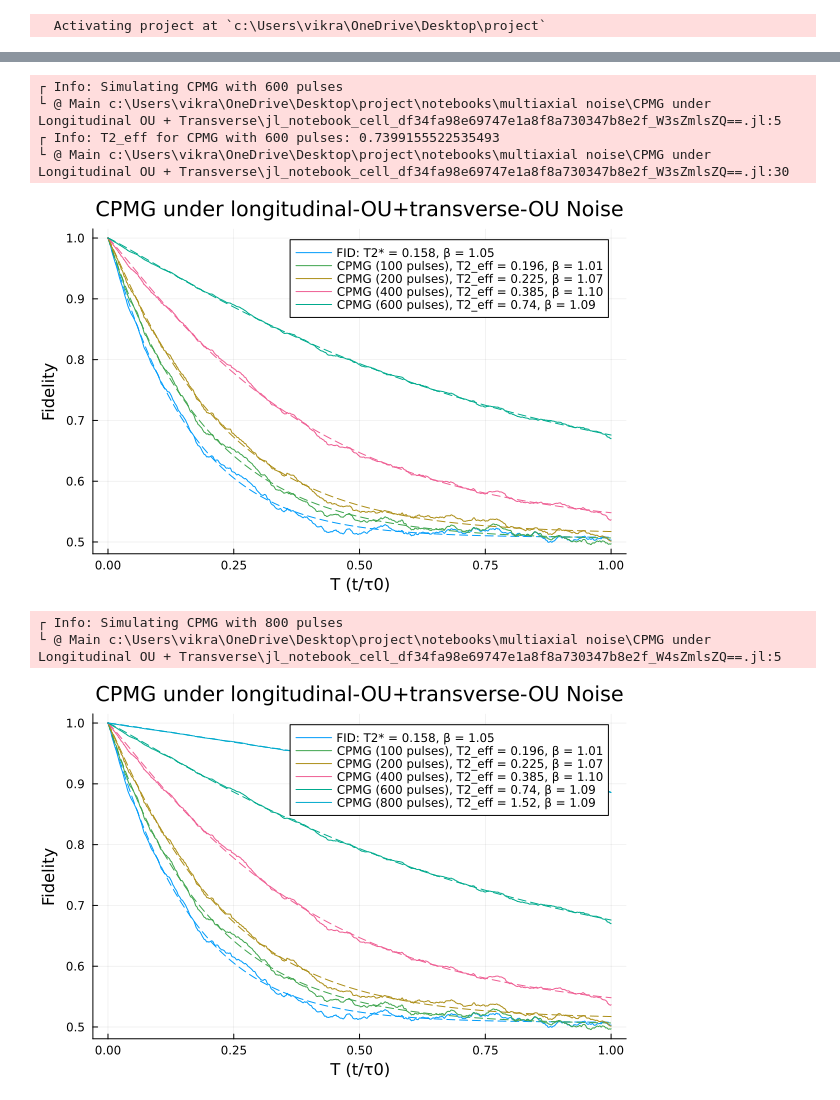
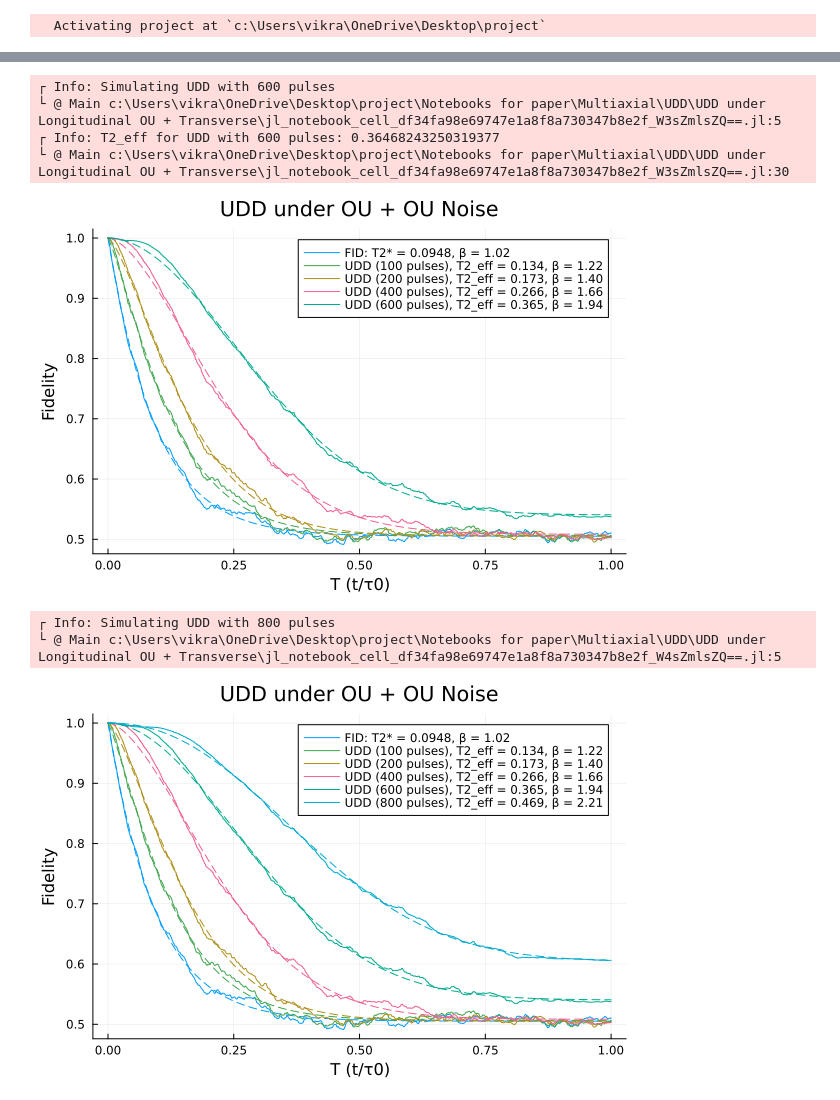
Before and after one commit to VikramD2k/Quantum-Dynamical-Decoupling-Toolkit, a Jupyter notebook: Notebooks for paper/Multiaxial/UDD/UDD under Longitudinal OU + Transverse/UDD_ou_ou.ipynb, the cells around one changed output, grey strips where cells are left out. Drawn from its saved outputs; the diff is of its cells as text; code cells hidden in the pictures.

Commit message:
UDD longitudinal OU + transverse sims complete

```diff
--- a/Notebooks for paper/Multiaxial/UDD/UDD under Longitudinal OU + Transverse/UDD_ou_ou.ipynb
+++ b/Notebooks for paper/Multiaxial/UDD/UDD under Longitudinal OU + Transverse/UDD_ou_ou.ipynb
@@ -14,7 +14,7 @@ T_max = 1.0
 n_realizations = 1000
 dt = 1e-3   # Time step for simulation
 pulse_duration = dt # Pulse duration can't be smaller than dt
-σ_z = σ = 0.1
+σ_z = σ = 0.13
 σ_x = σ_z/10
 σ_y = σ_x
 
@@ -53,7 +53,7 @@ plot!(plt, T_vals, fit_model(T_vals, fit_fid.param),
 @info "T2* for FID: $T2_star"
 
 plot!(plt, legend=:topright)
-title!(plt, "FID under longitudinal-OU+transverse-OU Noise")
+title!(plt, "FID under OU + OU Noise")
 display(plt)
 
 timestamp = Dates.format(now(), "yyyymmdd_HHMM")
@@ -68,9 +68,9 @@ savefig("plots/$(sequence)_$(noise_type)_FID_$(timestamp).png")
 # %%
 pulse_counts = [100, 200, 400]#, 600, 800]#, 950]  # Different pulse counts to try
-title!(plt, "CPMG under longitudinal-OU+transverse-OU Noise")
+title!(plt, "$sequence under OU + OU Noise")
 # Simulate CPMG sequences with different pulse counts
 for n_pi_pulses in pulse_counts
-    @info "Simulating CPMG with $n_pi_pulses pulses"
+    @info "Simulating $sequence with $n_pi_pulses pulses"
     control_terms = make_control_terms(sequence, T_max, n_pi_pulses;
         pulse_duration=pulse_duration,
         shape=pulse_shape,
@@ -95,9 +95,9 @@ for n_pi_pulses in pulse_counts
     T2_eff = 1/fit_ctrl.param[1] # acts like a decay scale not real T2
     β_eff = fit_ctrl.param[2]
     # plot the fit and the data
-    @info "T2_eff for CPMG with $n_pi_pulses pulses: $T2_eff"
+    @info "T2_eff for $sequence with $n_pi_pulses pulses: $T2_eff"
     plot!(plt, T_vals_ctrl, avg_fid_ctrl,
-    label="CPMG ($n_pi_pulses pulses), T2_eff = $( @sprintf("%.3g", T2_eff) ), β = $( @sprintf("%.2f", β_eff) )")
+    label="$sequence ($n_pi_pulses pulses), T2_eff = $( @sprintf("%.3g", T2_eff) ), β = $( @sprintf("%.2f", β_eff) )")
     c = plt.series_list[end].plotattributes[:seriescolor]
     plot!(plt, T_vals_ctrl, fit_model(T_vals_ctrl, fit_ctrl.param), linestyle=:dash, label=false, color=c)
     timestamp = Dates.format(now(), "yyyymmdd_HHMM")
@@ -133,9 +133,9 @@ display(plt)
 # %%
 pulse_counts = [600]#, 950]  # Different pulse counts to try
-title!(plt, "CPMG under longitudinal-OU+transverse-OU Noise")
+title!(plt, "$sequence under OU + OU Noise")
 # Simulate CPMG sequences with different pulse counts
 for n_pi_pulses in pulse_counts
-    @info "Simulating CPMG with $n_pi_pulses pulses"
+    @info "Simulating $sequence with $n_pi_pulses pulses"
     control_terms = make_control_terms(sequence, T_max, n_pi_pulses;
         pulse_duration=pulse_duration,
         shape=pulse_shape,
@@ -160,9 +160,9 @@ for n_pi_pulses in pulse_counts
     T2_eff = 1/fit_ctrl.param[1] # acts like a decay scale not real T2
     β_eff = fit_ctrl.param[2]
     # plot the fit and the data
-    @info "T2_eff for CPMG with $n_pi_pulses pulses: $T2_eff"
+    @info "T2_eff for $sequence with $n_pi_pulses pulses: $T2_eff"
     plot!(plt, T_vals_ctrl, avg_fid_ctrl,
-    label="CPMG ($n_pi_pulses pulses), T2_eff = $( @sprintf("%.3g", T2_eff) ), β = $( @sprintf("%.2f", β_eff) )")
+    label="$sequence ($n_pi_pulses pulses), T2_eff = $( @sprintf("%.3g", T2_eff) ), β = $( @sprintf("%.2f", β_eff) )")
     c = plt.series_list[end].plotattributes[:seriescolor]
     plot!(plt, T_vals_ctrl, fit_model(T_vals_ctrl, fit_ctrl.param), linestyle=:dash, label=false, color=c)
     timestamp = Dates.format(now(), "yyyymmdd_HHMM")
@@ -182,17 +182,17 @@ end
 
 display(plt)
 # %% [output]
-┌ Info: Simulating CPMG with 600 pulses
-└ @ Main c:\Users\vikra\OneDrive\Desktop\project\notebooks\multiaxial noise\CPMG under Longitudinal OU + Transverse\jl_notebook_cell_df34fa98e69747e1a8f8a730347b8e2f_W3sZmlsZQ==.jl:5
-┌ Info: T2_eff for CPMG with 600 pulses: 0.7399155522535493
-└ @ Main c:\Users\vikra\OneDrive\Desktop\project\notebooks\multiaxial noise\CPMG under Longitudinal OU + Transverse\jl_notebook_cell_df34fa98e69747e1a8f8a730347b8e2f_W3sZmlsZQ==.jl:30
+┌ Info: Simulating UDD with 600 pulses
+└ @ Main c:\Users\vikra\OneDrive\Desktop\project\Notebooks for paper\Multiaxial\UDD\UDD under Longitudinal OU + Transverse\jl_notebook_cell_df34fa98e69747e1a8f8a730347b8e2f_W3sZmlsZQ==.jl:5
+┌ Info: T2_eff for UDD with 600 pulses: 0.36468243250319377
+└ @ Main c:\Users\vikra\OneDrive\Desktop\project\Notebooks for paper\Multiaxial\UDD\UDD under Longitudinal OU + Transverse\jl_notebook_cell_df34fa98e69747e1a8f8a730347b8e2f_W3sZmlsZQ==.jl:30
-[figure, old version]
+[figure, new version]
 # %%
 pulse_counts = [800]#, 950]  # Different pulse counts to try
-title!(plt, "CPMG under longitudinal-OU+transverse-OU Noise")
+title!(plt, "$sequence under OU + OU Noise")
 # Simulate CPMG sequences with different pulse counts
 for n_pi_pulses in pulse_counts
-    @info "Simulating CPMG with $n_pi_pulses pulses"
+    @info "Simulating $sequence with $n_pi_pulses pulses"
     control_terms = make_control_terms(sequence, T_max, n_pi_pulses;
         pulse_duration=pulse_duration,
         shape=pulse_shape,
@@ -210,35 +210,35 @@ for n_pi_pulses in pulse_counts
         n_realizations = n_realizations,
         S_func_z = S_func_z,S_func_x = S_func_xy, S_func_y = S_func_xy,
         control_terms = control_terms
     )
 
 
     fit_ctrl = curve_fit(fit_model, T_vals_ctrl, avg_fid_ctrl, initial_guess;lower=lower_lims)
     T2_eff = 1/fit_ctrl.param[1] # acts like a decay scale not real T2
     β_eff = fit_ctrl.param[2]
     # plot the fit and the data
-    @info "T2_eff for CPMG with $n_pi_pulses pulses: $T2_eff"
+    @info "T2_eff for $sequence with $n_pi_pulses pulses: $T2_eff"
     plot!(plt, T_vals_ctrl, avg_fid_ctrl,
-    label="CPMG ($n_pi_pulses pulses), T2_eff = $( @sprintf("%.3g", T2_eff) ), β = $( @sprintf("%.2f", β_eff) )")
+    label="$sequence ($n_pi_pulses pulses), T2_eff = $( @sprintf("%.3g", T2_eff) ), β = $( @sprintf("%.2f", β_eff) )")
     c = plt.series_list[end].plotattributes[:seriescolor]
     plot!(plt, T_vals_ctrl, fit_model(T_vals_ctrl, fit_ctrl.param), linestyle=:dash, label=false, color=c)
     timestamp = Dates.format(now(), "yyyymmdd_HHMM")
     pulse_str = lpad(n_pi_pulses, 4, "0")
 
     # Save the raw fidelity data
     data_out = hcat(T_vals_ctrl, avg_fid_ctrl, fit_model(T_vals_ctrl, fit_ctrl.param))
     writedlm("data/$(sequence)_$(noise_type)_$(pulse_str)_pulses_data_$(timestamp).csv",
             data_out, ',')
 
     # Save the fit params (A = decay rate, β = exponent, offset)
     writedlm("data/$(sequence)_$(noise_type)_$(pulse_str)_pulses_fitparams_$(timestamp).csv",
             fit_ctrl.param', ',')
     savefig("plots/$(sequence)_$(noise_type)_$(pulse_str)_plot_$(timestamp).png")
 end
 
 
 display(plt)
 # %% [output]
-┌ Info: Simulating CPMG with 800 pulses
-└ @ Main c:\Users\vikra\OneDrive\Desktop\project\notebooks\multiaxial noise\CPMG under Longitudinal OU + Transverse\jl_notebook_cell_df34fa98e69747e1a8f8a730347b8e2f_W4sZmlsZQ==.jl:5
+┌ Info: Simulating UDD with 800 pulses
+└ @ Main c:\Users\vikra\OneDrive\Desktop\project\Notebooks for paper\Multiaxial\UDD\UDD under Longitudinal OU + Transverse\jl_notebook_cell_df34fa98e69747e1a8f8a730347b8e2f_W4sZmlsZQ==.jl:5
-[figure, old version]
+[figure, new version]
```
Also changed, not shown: parts of 2 cells of this notebook, 56 other files.
